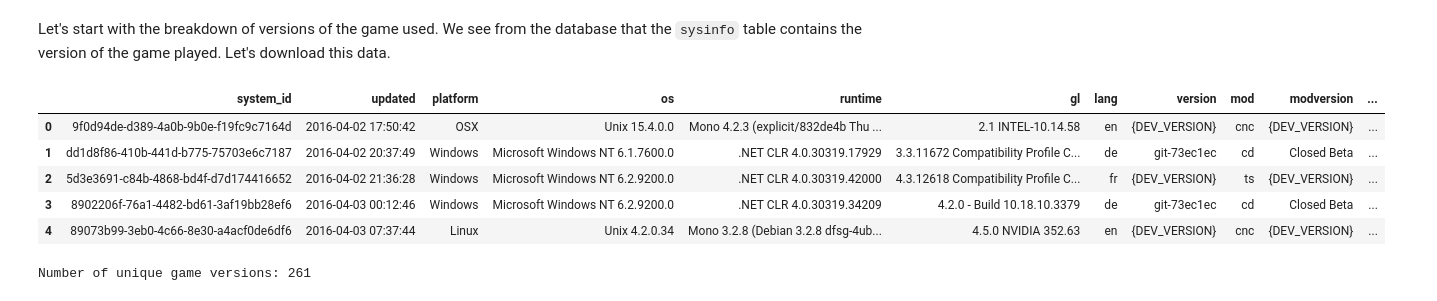
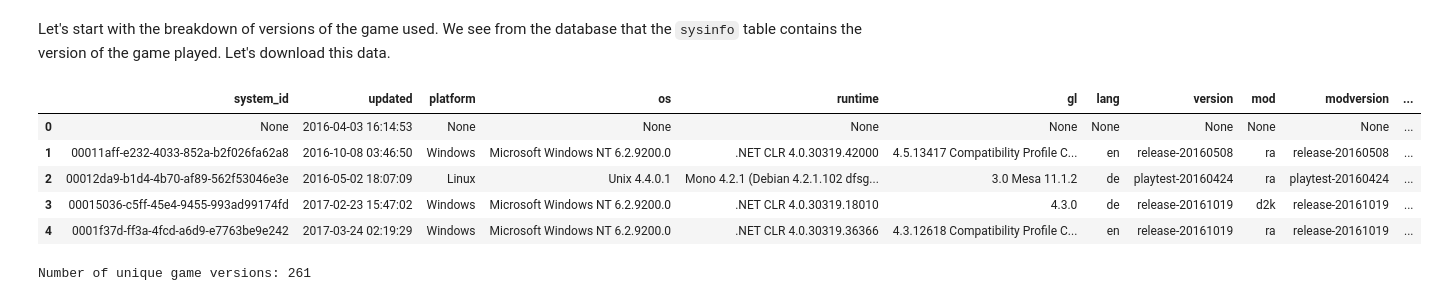
Before and after one commit to mindriot101/openra-analysis, a Jupyter notebook: new_ideas.ipynb, the cells around one changed output. Cells and saved outputs as stored; diff of their text form; code cells hidden in the pictures.

```diff
--- a/new_ideas.ipynb
+++ b/new_ideas.ipynb
@@ -23,19 +29,20 @@ Let's start with the breakdown of versions of the game used. We see from the dat
 # %%
 sysinfo = pd.read_sql(
         '''
         SELECT * FROM sysinfo
         WHERE updated IS NOT NULL
+        GROUP BY system_id
         ''', sqlite_url)
 sysinfo['updated'] = pd.to_datetime(sysinfo['updated'])
 sysinfo['version'] = sysinfo['version'].astype(str)
 sysinfo.head()
 # %% [output]
 |  | system_id | updated | platform | os | runtime | gl | lang | version | mod | modversion | ... |
-| 0 | 9f0d94de-d389-4a0b-9b0e-f19fc9c7164d | 2016-04-02 17:50:42 | OSX | Unix 15.4.0.0 | Mono 4.2.3 (explicit/832de4b Thu ... | 2.1 INTEL-10.14.58 | en | {DEV_VERSION} | cnc | {DEV_VERSION} | ... |
-| 1 | dd1d8f86-410b-441d-b775-75703e6c7187 | 2016-04-02 20:37:49 | Windows | Microsoft Windows NT 6.1.7600.0 | .NET CLR 4.0.30319.17929 | 3.3.11672 Compatibility Profile C... | de | git-73ec1ec | cd | Closed Beta | ... |
-| 2 | 5d3e3691-c84b-4868-bd4f-d7d174416652 | 2016-04-02 21:36:28 | Windows | Microsoft Windows NT 6.2.9200.0 | .NET CLR 4.0.30319.42000 | 4.3.12618 Compatibility Profile C... | fr | {DEV_VERSION} | ts | {DEV_VERSION} | ... |
-| 3 | 8902206f-76a1-4482-bd61-3af19bb28ef6 | 2016-04-03 00:12:46 | Windows | Microsoft Windows NT 6.2.9200.0 | .NET CLR 4.0.30319.34209 | 4.2.0 - Build 10.18.10.3379 | de | git-73ec1ec | cd | Closed Beta | ... |
-| 4 | 89073b99-3eb0-4c66-8e30-a4acf0de6df6 | 2016-04-03 07:37:44 | Linux | Unix 4.2.0.34 | Mono 3.2.8 (Debian 3.2.8 dfsg-4ub... | 4.5.0 NVIDIA 352.63 | en | {DEV_VERSION} | cnc | {DEV_VERSION} | ... |
+| 0 | None | 2016-04-03 16:14:53 | None | None | None | None | None | None | None | None | ... |
+| 1 | 00011aff-e232-4033-852a-b2f026fa62a8 | 2016-10-08 03:46:50 | Windows | Microsoft Windows NT 6.2.9200.0 | .NET CLR 4.0.30319.42000 | 4.5.13417 Compatibility Profile C... | en | release-20160508 | ra | release-20160508 | ... |
+| 2 | 00012da9-b1d4-4b70-af89-562f53046e3e | 2016-05-02 18:07:09 | Linux | Unix 4.4.0.1 | Mono 4.2.1 (Debian 4.2.1.102 dfsg... | 3.0 Mesa 11.1.2 | de | playtest-20160424 | ra | playtest-20160424 | ... |
+| 3 | 00015036-c5ff-45e4-9455-993ad99174fd | 2017-02-23 15:47:02 | Windows | Microsoft Windows NT 6.2.9200.0 | .NET CLR 4.0.30319.18010 | 4.3.0 | de | release-20161019 | d2k | release-20161019 | ... |
+| 4 | 0001f37d-ff3a-4fcd-a6d9-e7763be9e242 | 2017-03-24 02:19:29 | Windows | Microsoft Windows NT 6.2.9200.0 | .NET CLR 4.0.30319.36366 | 4.3.12618 Compatibility Profile C... | en | release-20161019 | ra | release-20161019 | ... |
 # %%
 game_versions = sysinfo['version'].dropna().astype(str)
 print('Number of unique game versions: {}'.format(len(game_versions.unique())))
```
Also changed, not shown: parts of 30 cells of this notebook, 1 other file.
